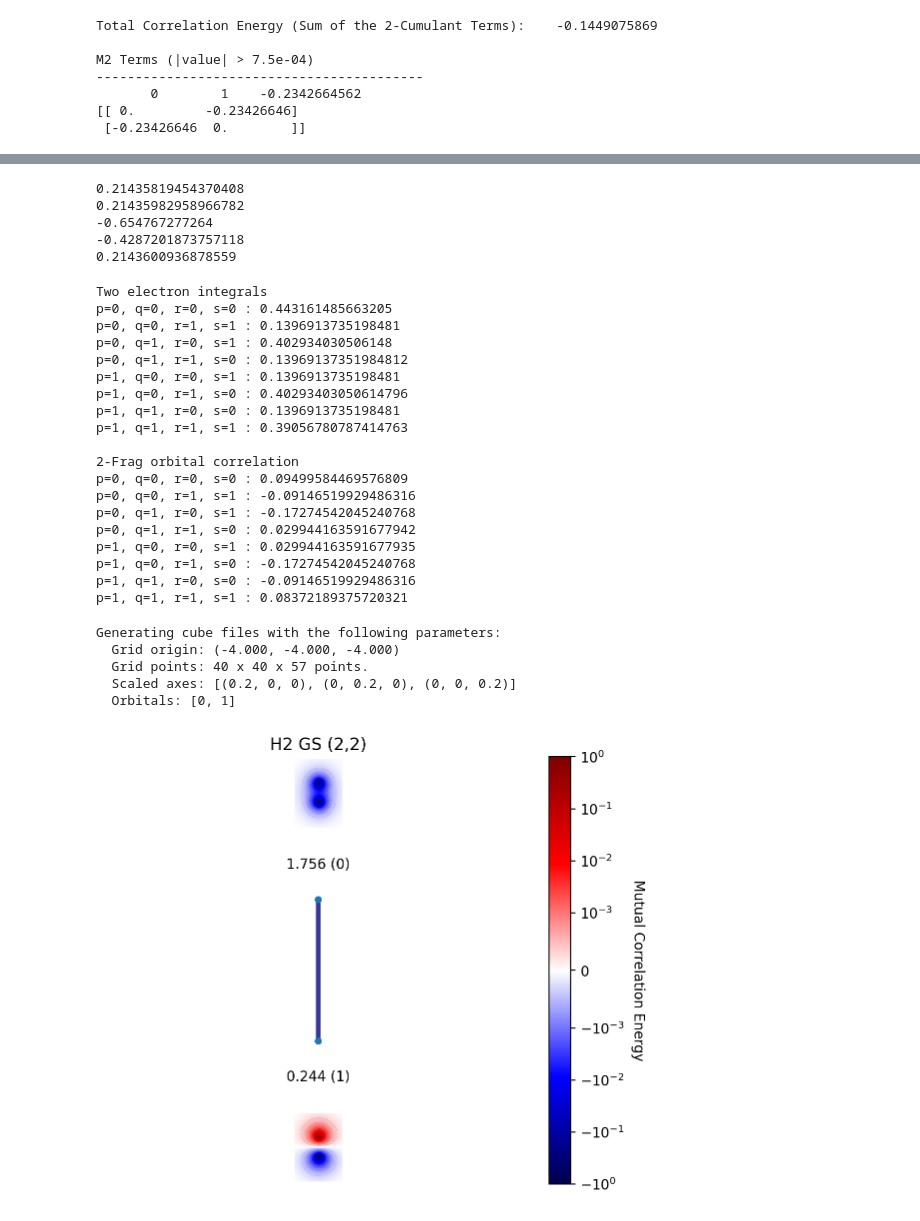
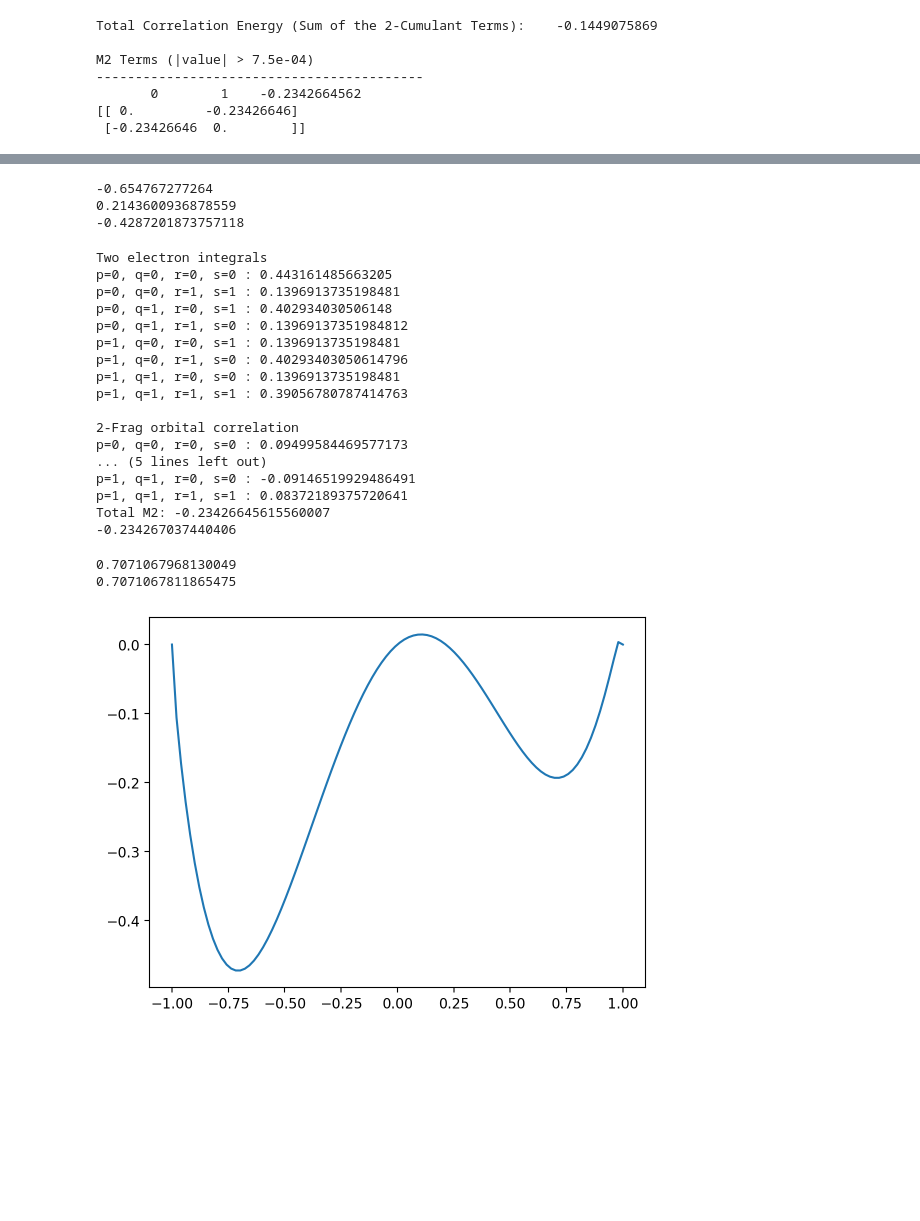
Before and after one commit to evangelistalab/forte2, a Jupyter notebook: tutorials/mca_energy/h2_mce.ipynb, the cells around one changed output, grey strips where cells are left out. Cells and saved outputs as stored; diff of their text form; code cells hidden in the pictures; blank space fills up the shorter version.

```diff
--- a/tutorials/mca_energy/h2_mce.ipynb
+++ b/tutorials/mca_energy/h2_mce.ipynb
@@ -82,17 +87,15 @@ p=1, q=1, r=1, s=1 : 0.21435943277788233
 c1 = 0.936972
 c2 = -0.349406
 
-print(2*(c1**2 - c1**4)) #diagonal 1,2
-print(2*(c2**2 - c2**4)) #diagonal 3,4
-print(2*(c1*c2)) #off diagonal
-print(-4*(c1**2)*(c2**2))
-print(2*(c1**2)*(c2**2))
+# print(2*(c1**2 - c1**4))
+# print(2*(c2**2 - c2**4)) (not included in M2)
+print(2*c1*c2)
+print(2*(c1**2) * (c2**2))
+print(-4*(c1**2) * (c2**2))
 # %% [output]
-0.21435819454370408
-0.21435982958966782
 -0.654767277264
+0.2143600936878559
 -0.4287201873757118
-0.2143600936878559
 # %%
 ints = forte2.jkbuilder.RestrictedMOIntegrals(
         system=ci.system,
@@ -100,6 +103,9 @@ ints = forte2.jkbuilder.RestrictedMOIntegrals(
         orbitals=ci.active_indices
     )
 V = ints.V
+H = ints.H
+Ecore = ints.E
+
 print("Two electron integrals")
 for i in range(0,2):
     for j in range(0,2):
@@ -110,12 +116,22 @@ for i in range(0,2):
 
 print("")
 print("2-Frag orbital correlation")
+total_correlation = 0
 for i in range(0,2):
     for j in range(0,2):
         for k in range(0,2):
             for l in range(0,2):
                 if abs(c_tensor[i][j][k][l]) > 1e-15:
                     print(f"p={i}, q={j}, r={k}, s={l} : {c_tensor[i][j][k][l]* V[i][j][k][l]}")
+                    total_correlation += 0.5*c_tensor[i][j][k][l]* V[i][j][k][l]
+total_correlation = total_correlation - 0.5*c_tensor[0][0][0][0]* V[0][0][0][0]
+total_correlation = total_correlation - 0.5*c_tensor[1][1][1][1]* V[1][1][1][1] #these are terms from E(1), not E(2)
+
+print(f"Total M2: {total_correlation}")
+
+total_correlation_2 = 0.5*((4*c1*c2 + 4*(c1**2)*(c2**2))*V[0][0][1][1]
+                       -8*((c1**2)*(c2**2))*V[0][1][0][1])
+print(total_correlation_2)
 # %% [output]
 Two electron integrals
 p=0, q=0, r=0, s=0 : 0.443161485663205
@@ -128,20 +144,31 @@ p=1, q=1, r=0, s=0 : 0.1396913735198481
 p=1, q=1, r=1, s=1 : 0.39056780787414763
 
 2-Frag orbital correlation
-p=0, q=0, r=0, s=0 : 0.09499584469576809
-p=0, q=0, r=1, s=1 : -0.09146519929486316
-p=0, q=1, r=0, s=1 : -0.17274542045240768
-p=0, q=1, r=1, s=0 : 0.029944163591677942
-p=1, q=0, r=0, s=1 : 0.029944163591677935
-p=1, q=0, r=1, s=0 : -0.17274542045240768
-p=1, q=1, r=0, s=0 : -0.09146519929486316
-p=1, q=1, r=1, s=1 : 0.08372189375720321
+p=0, q=0, r=0, s=0 : 0.09499584469577173
+... (5 lines left out)
+p=1, q=1, r=0, s=0 : -0.09146519929486491
+p=1, q=1, r=1, s=1 : 0.08372189375720641
+Total M2: -0.23426645615560007
+-0.234267037440406
-# %%
-mutual_correlation_plot(system=system, C=ci.C[0], indices=ci.active_indices, mca=MCEmat, title="H2 GS (2,2)")
-# %% [output]
-Generating cube files with the following parameters:
-  Grid origin: (-4.000, -4.000, -4.000)
-  Grid points: 40 x 40 x 57 points.
-  Scaled axes: [(0.2, 0, 0), (0, 0.2, 0), (0, 0, 0.2)]
-  Orbitals: [0, 1]
-[figure, removed]
+# %%
+def f(x, a, b):
+    return 2*a*(x*(1-x**2)**0.5 + (x**2)*(1-x**2)) -4*b*(x**2)*(1-x**2)
+# %%
+xrange = np.linspace(-1,1,100)
+plt.plot(xrange, f(xrange, a=0.13969, b=0.40293))
+
+a =  V[0][0][1][1]
+b = V[0][1][0][1]
+
+print(sc.optimize.minimize(
+    f,
+    x0=[-0.5],
+    args=(a, b),
+    bounds=[(0.5, 0.9)]
+).x[0])
+
+print(1/np.sqrt(2))
+# %% [output]
+0.7071067968130049
+0.7071067811865475
+[figure, added]
```
Also changed, not shown: parts of 20 cells of this notebook.
